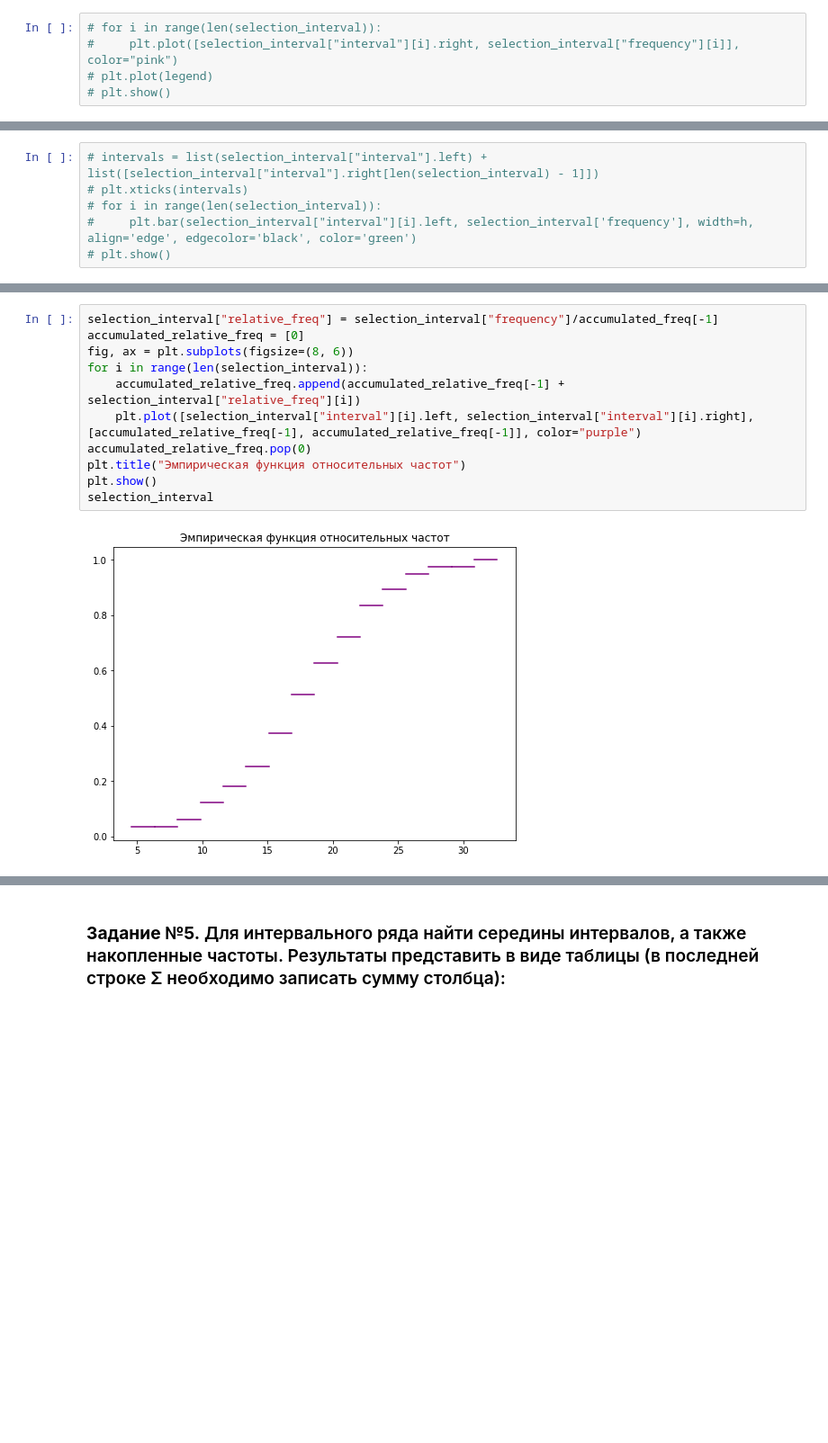
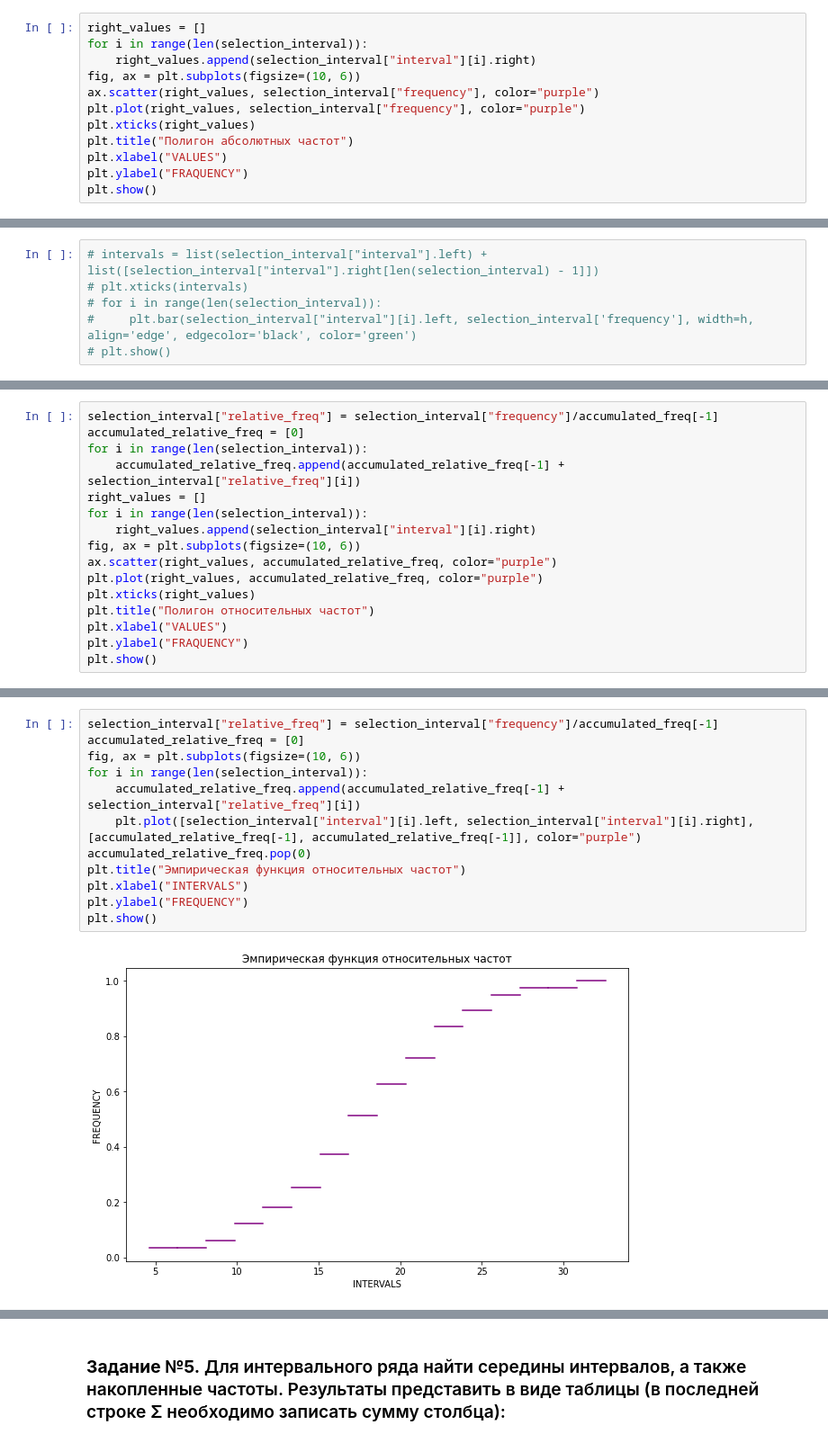
Before and after one commit to SelesPurple/statan, a Jupyter notebook: task.ipynb, the cells around one changed output, grey strips where cells are left out. Shown at 90% size. Saved outputs shown, nothing was run; the diff lists cells and outputs as text; blank space fills up the shorter version.

```diff
--- a/task.ipynb
+++ b/task.ipynb
@@ -148,7 +157,14 @@ selection_interval
 # %% [markdown]
 ### **Задание №3.** Для интервального ряда абсолютных частот построить и отобразить графически полигон, гистограмму и эмпирическую функцию. Сделать выводы.
 # %%
-# for i in range(len(selection_interval)):
-#     plt.plot([selection_interval["interval"][i].right, selection_interval["frequency"][i]], color="pink")
-# plt.plot(legend)
-# plt.show()
+right_values = []
+for i in range(len(selection_interval)):
+    right_values.append(selection_interval["interval"][i].right)
+fig, ax = plt.subplots(figsize=(10, 6))
+ax.scatter(right_values, selection_interval["frequency"], color="purple")
+plt.plot(right_values, selection_interval["frequency"], color="purple")
+plt.xticks(right_values)
+plt.title("Полигон абсолютных частот")
+plt.xlabel("VALUES")
+plt.ylabel("FRAQUENCY")
+plt.show()
@@ -171,0 +194,16 @@ plt.show()
+# %%
+selection_interval["relative_freq"] = selection_interval["frequency"]/accumulated_freq[-1]
+accumulated_relative_freq = [0]
+for i in range(len(selection_interval)):
+    accumulated_relative_freq.append(accumulated_relative_freq[-1] + selection_interval["relative_freq"][i])
+right_values = []
+for i in range(len(selection_interval)):
+    right_values.append(selection_interval["interval"][i].right)
+fig, ax = plt.subplots(figsize=(10, 6))
+ax.scatter(right_values, accumulated_relative_freq, color="purple")
+plt.plot(right_values, accumulated_relative_freq, color="purple")
+plt.xticks(right_values)
+plt.title("Полигон относительных частот")
+plt.xlabel("VALUES")
+plt.ylabel("FRAQUENCY")
+plt.show()
@@ -172,13 +213,14 @@ plt.show()
 # %%
 selection_interval["relative_freq"] = selection_interval["frequency"]/accumulated_freq[-1]
 accumulated_relative_freq = [0]
-fig, ax = plt.subplots(figsize=(8, 6))
+fig, ax = plt.subplots(figsize=(10, 6))
 for i in range(len(selection_interval)):
     accumulated_relative_freq.append(accumulated_relative_freq[-1] + selection_interval["relative_freq"][i])
     plt.plot([selection_interval["interval"][i].left, selection_interval["interval"][i].right], [accumulated_relative_freq[-1], accumulated_relative_freq[-1]], color="purple")
 accumulated_relative_freq.pop(0)
 plt.title("Эмпирическая функция относительных частот")
+plt.xlabel("INTERVALS")
+plt.ylabel("FREQUENCY")
 plt.show()
-selection_interval
 # %% [output]
-[figure, old version]
+[figure, new version]
```
Also changed, not shown: parts of 11 cells of this notebook.
